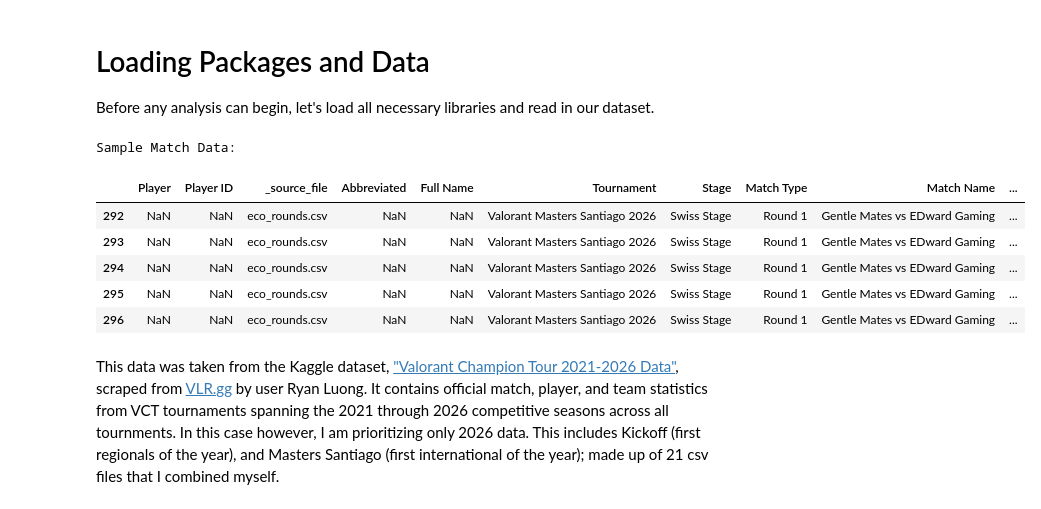
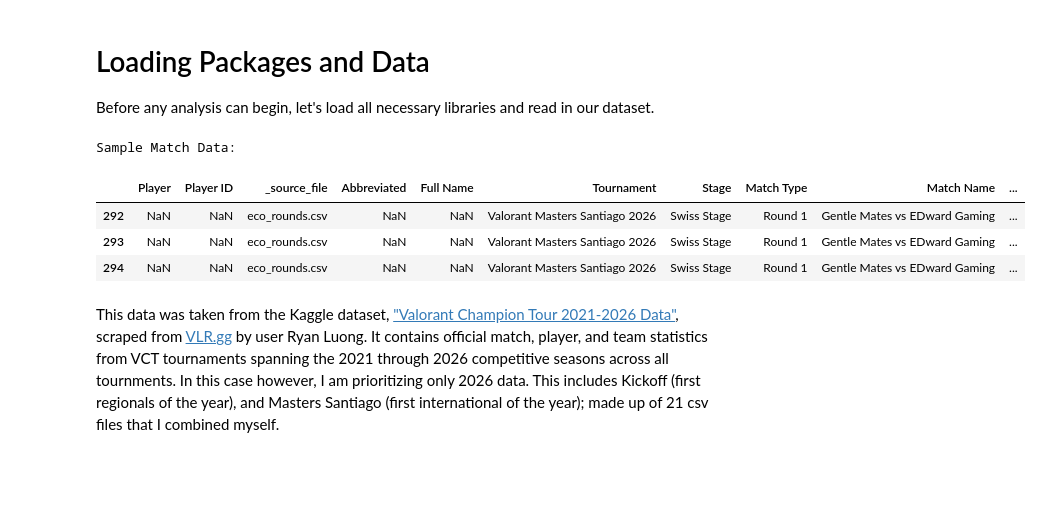
Before and after one commit to EthanSB-dev/VCT2026_Match_Predictor, a Jupyter notebook: VCTMatch_Prediction.ipynb, the cells around one changed output. Saved outputs shown, nothing was run; the diff lists cells and outputs as text; code cells hidden in the pictures; blank space fills up the shorter version.

```diff
--- a/VCTMatch_Prediction.ipynb
+++ b/VCTMatch_Prediction.ipynb
@@ -42,36 +42,34 @@ from sklearn.pipeline import Pipeline
 from sklearn.compose import ColumnTransformer
 from sklearn.impute import SimpleImputer
 
 #---Models---
 from sklearn.linear_model import LogisticRegression
 from sklearn.ensemble import RandomForestClassifier, GradientBoostingClassifier
 from sklearn.svm import SVC
 from sklearn.tree import DecisionTreeClassifier
 
 #---Evaluation---
 from sklearn.metrics import (accuracy_score, classification_report,
                             confusion_matrix, ConfusionMatrixDisplay,
                              roc_auc_score, roc_curve)
 
 #---Settings---
 pd.set_option('display.max_columns', None)
 pd.set_option('display.max_rows', 100)
 sns.set_theme(style='whitegrid', palette='muted')
 
 #---Load Data---
 df = pd.read_csv('combined_output.csv')
 
 #---Preview---
 print("\nSample Match Data:")
-df[df['Match Type'].notna()].head(5)
+df[df['Match Type'].notna()].head(3)
 # %% [output]
 Sample Match Data:
 |  | Player | Player ID | _source_file | Abbreviated | Full Name | Tournament | Stage | Match Type | Match Name | ... |
 | 292 | NaN | NaN | eco_rounds.csv | NaN | NaN | Valorant Masters Santiago 2026 | Swiss Stage | Round 1 | Gentle Mates vs EDward Gaming | ... |
 | 293 | NaN | NaN | eco_rounds.csv | NaN | NaN | Valorant Masters Santiago 2026 | Swiss Stage | Round 1 | Gentle Mates vs EDward Gaming | ... |
 | 294 | NaN | NaN | eco_rounds.csv | NaN | NaN | Valorant Masters Santiago 2026 | Swiss Stage | Round 1 | Gentle Mates vs EDward Gaming | ... |
-| 295 | NaN | NaN | eco_rounds.csv | NaN | NaN | Valorant Masters Santiago 2026 | Swiss Stage | Round 1 | Gentle Mates vs EDward Gaming | ... |
-| 296 | NaN | NaN | eco_rounds.csv | NaN | NaN | Valorant Masters Santiago 2026 | Swiss Stage | Round 1 | Gentle Mates vs EDward Gaming | ... |
 # %% [markdown]
 This data was taken from the Kaggle dataset, ["Valorant Champion Tour 2021-2026 Data"](https://www.kaggle.com/datasets/ryanluong1/valorant-champion-tour-2021-2023-data), scraped from [VLR.gg](https://www.vlr.gg/) by user Ryan Luong. It contains official match, player, and team statistics from VCT tournaments spanning the 2021 through 2026 competitive seasons across all tournments. In this case however, I am prioritizing only 2026 data. This includes Kickoff (first regionals of the year), and Masters Santiago (first international of the year); made up of 21 csv files that I combined myself.
 # %% [markdown]
```
Also changed, not shown: parts of 13 cells of this notebook, 1 other file.
